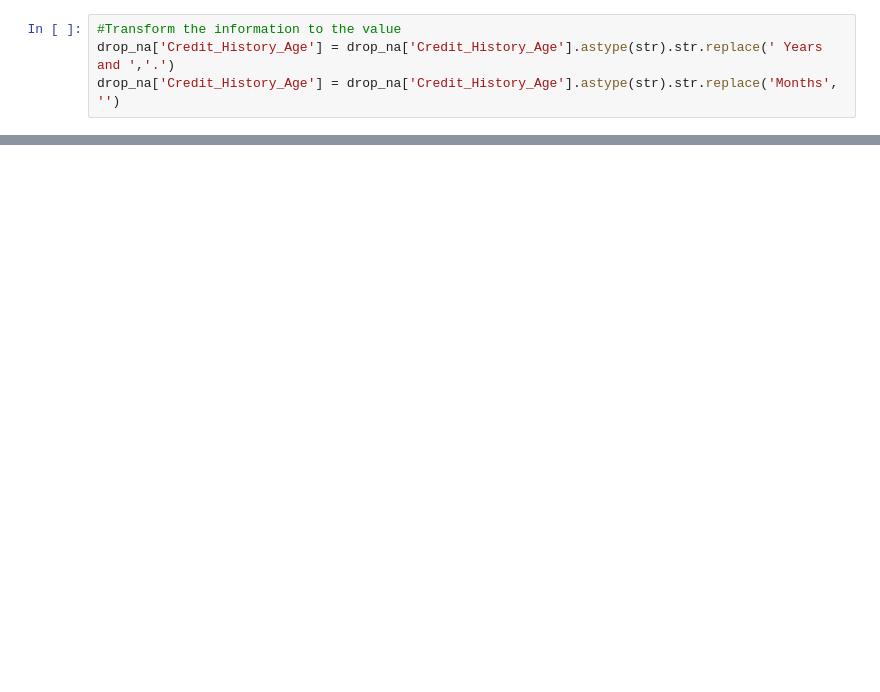
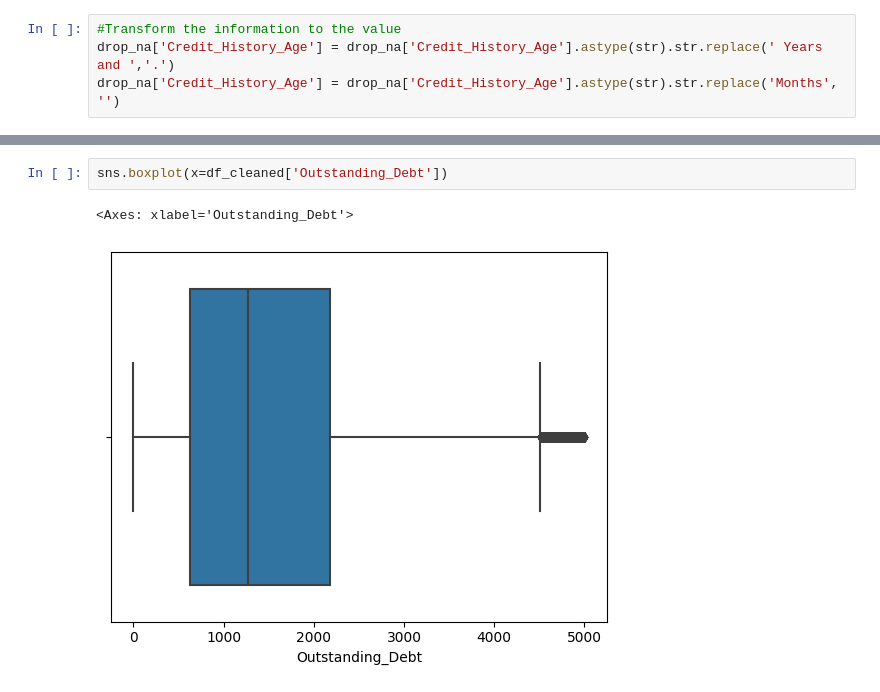
Before and after one commit to amaboh/Machine_learning_in_finance, a Jupyter notebook: Credit score/Credit score.ipynb, the cells around one changed output, grey strips where cells are left out. Saved outputs shown, nothing was run; the diff lists cells and outputs as text; blank space fills up the shorter version.

```diff
--- a/Credit score/Credit score.ipynb
+++ b/Credit score/Credit score.ipynb
@@ -178,0 +332,5 @@ drop_na['Payment_Behaviour'] = drop_na['Payment_Behaviour'].astype(str).str.repl
+# %%
+sns.boxplot(x=df_cleaned['Outstanding_Debt'])
+# %% [output]
+<Axes: xlabel='Outstanding_Debt'>
+[figure, added]
```
Also changed, not shown: parts of 12 cells of this notebook.
